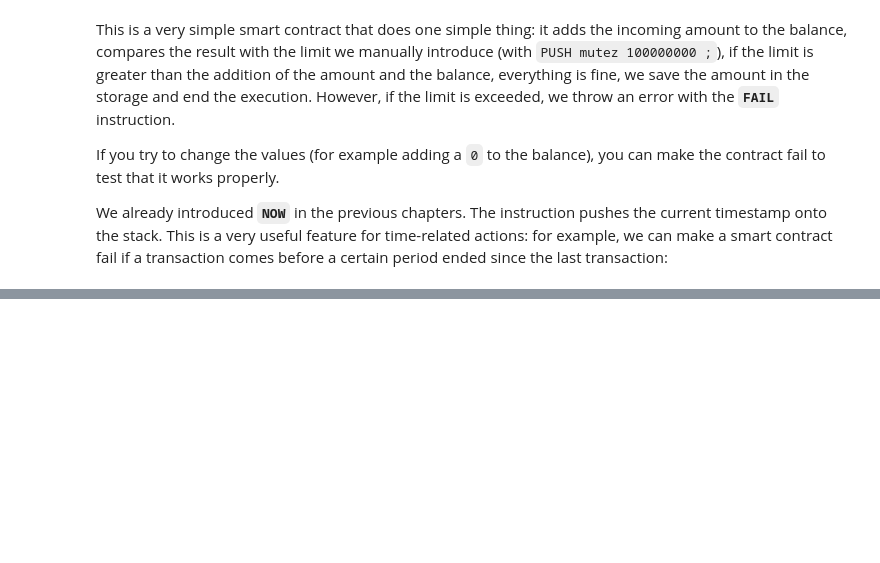
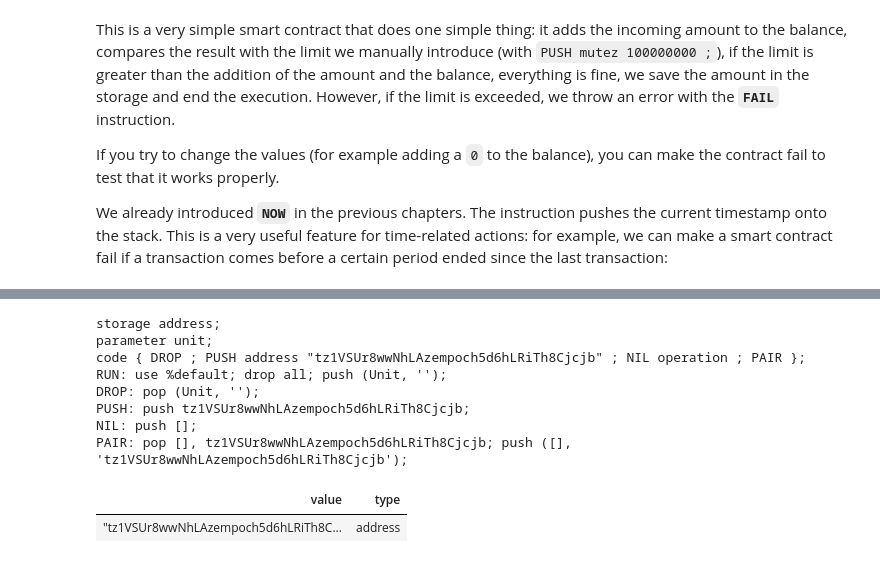
Before and after one commit to baking-bad/michelson-labs, a Jupyter notebook: notebooks/Chapter five/Chapter five - Working with mutez & timestamps, BALANCE, AMOUNT, NOW.ipynb, the cells around one changed output, grey strips where cells are left out. Cells and saved outputs as stored; diff of their text form; code cells hidden in the pictures; blank space fills up the shorter version.

```diff
--- a/notebooks/Chapter five/Chapter five - Working with mutez & timestamps, BALANCE, AMOUNT, NOW.ipynb
+++ b/notebooks/Chapter five/Chapter five - Working with mutez & timestamps, BALANCE, AMOUNT, NOW.ipynb
@@ -333,0 +348,22 @@ As you can see, the contract stores the timestamp of the last successful executi
+# %%
+storage address ;
+parameter unit ;
+code {
+    DROP ;
+    PUSH address "tz1VSUr8wwNhLAzempoch5d6hLRiTh8Cjcjb" ;
+    NIL operation ;
+    PAIR
+} ;
+
+RUN %default Unit "" ;
+# %% [output]
+storage address;
+parameter unit;
+code { DROP ; PUSH address "tz1VSUr8wwNhLAzempoch5d6hLRiTh8Cjcjb" ; NIL operation ; PAIR };
+RUN: use %default; drop all; push (Unit, '');
+DROP: pop (Unit, '');
+PUSH: push tz1VSUr8wwNhLAzempoch5d6hLRiTh8Cjcjb;
+NIL: push [];
+PAIR: pop [], tz1VSUr8wwNhLAzempoch5d6hLRiTh8Cjcjb; push ([], 'tz1VSUr8wwNhLAzempoch5d6hLRiTh8Cjcjb');
+| value | type |
+| "tz1VSUr8wwNhLAzempoch5d6hLRiTh8C... | address |
```
Also changed, not shown: parts of 32 cells of this notebook, 1 other file.
